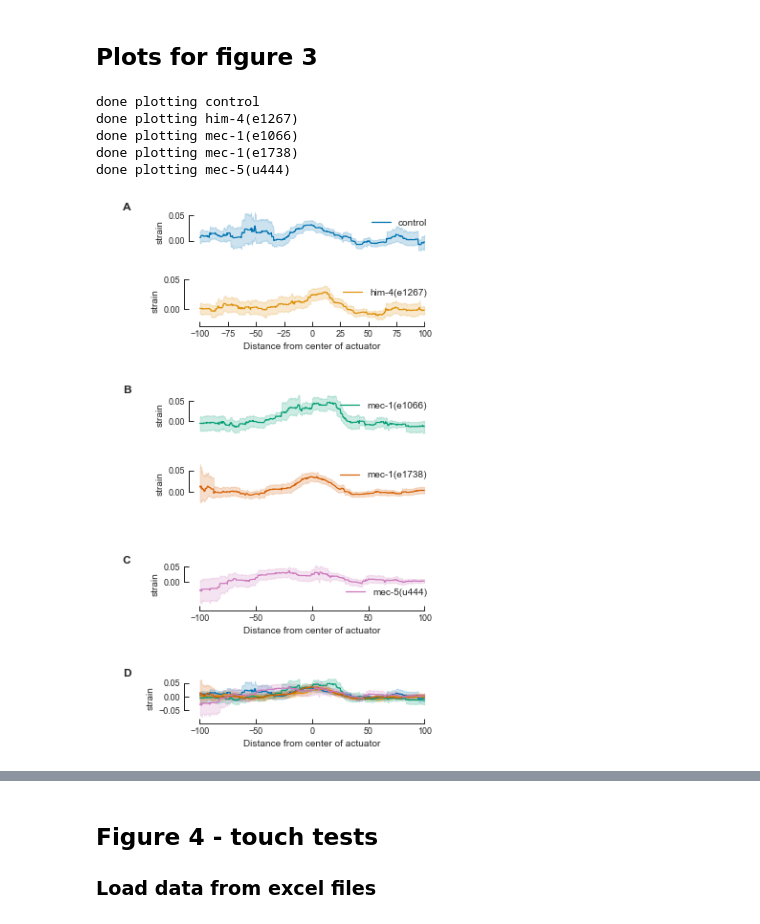
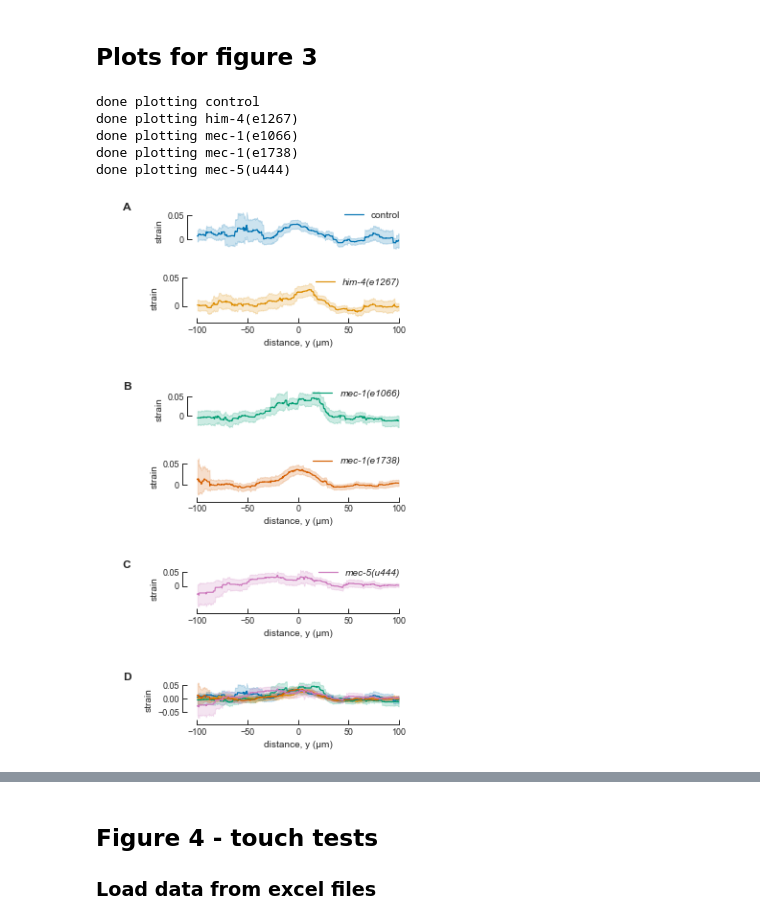
Before and after one commit to anekimken/SSN_ImageAnalysis, a Jupyter notebook: Notebooks/Displacement and Strain Plots.ipynb, the cells around one changed output, grey strips where cells are left out. Cells and saved outputs as stored; diff of their text form; code cells hidden in the pictures.

Commit message:
Figure formatting update

```diff
--- a/Notebooks/Displacement and Strain Plots.ipynb
+++ b/Notebooks/Displacement and Strain Plots.ipynb
@@ -1636,7 +1640,7 @@ sns.lineplot(x='y', y='strain', hue='genotype', palette=None,
                                         (spatial_strain_df['worm_strain'] == 'NM3573')&
                                         (spatial_strain_df['y'] > -100) &
                                         (spatial_strain_df['y'] < 100)])
-strain_ax.set_xlabel('distance from actuator (μm)')
+strain_ax.set_xlabel('distance, y (μm)')
 strain_ax.set_ylabel('strain')
 # Create a rectangle to show where actuator is
 rect = mpl.patches.Rectangle((-25,-1), width=50, height=2, facecolor='gray', alpha=0.2)
@@ -1644,16 +1648,20 @@ strain_ax.add_patch(rect)
 ylim = strain_ax.get_ylim()
 strain_ax.plot([0, 0],[-1, 1], '--k')
 strain_ax.set_ylim((-0.02, 0.04))
-strain_ax.set_yticks([-0.02, 0, 0.02, 0.04])
+y_labels = [-0.02, 0, 0.02, 0.04]
+strain_ax.set_yticks(y_labels)
+strain_ax.set_yticklabels([str(label) for label in y_labels])
 sns.despine(ax=strain_ax, offset=10, trim=True)
 
 ####################### Strain vs. Displacement #######################
 sns.regplot(x='max_dist', y='strain', ax=strain_v_disp_ax, scatter_kws={'alpha':0.5}, marker='.', #ci=None,
             data=central_mito_pair_df.loc[central_mito_pair_df['worm_strain'] == 'NM3573'])
-strain_v_disp_ax.set_xlabel('neuron displacement, y (μm)')
+strain_v_disp_ax.set_xlabel('neuron displacement, x (μm)')
 strain_v_disp_ax.set_ylabel('strain')
 strain_v_disp_ax.set_ylim((-0.1, 0.2))
-strain_v_disp_ax.set_yticks([-0.1, 0, 0.1, 0.2])
+y_labels = [-0.1, 0, 0.1, 0.2]
+strain_v_disp_ax.set_yticks(y_labels)
+strain_v_disp_ax.set_yticklabels([str(label) for label in y_labels])
 sns.despine(ax=strain_v_disp_ax, offset=10, trim=True)
 
 # Touch test results
@@ -1705,7 +1713,7 @@ LinregressResult(slope=0.0061228923787366215, intercept=-0.006746008991842595, r
 # %% [markdown]
 ## Plots for figure 3
 # %%
-fig, axes = plt.subplots(nrows=9, ncols=2, figsize=(5,8), constrained_layout=True,
+fig, axes = plt.subplots(nrows=9, ncols=2, figsize=(4.6, 8), constrained_layout=True,
                         gridspec_kw={'width_ratios': [1, 20],
                                      'height_ratios': [1, 1, 0.01, 1, 1, 0.01, 1, 0.01, 1],
                                      'hspace': 0})
@@ -1738,39 +1746,46 @@ for ax_num, genotype in zip(strain_profile_axes, genotypes_to_plot):
                  data=spatial_strain_df.loc[(spatial_strain_df['pressure']==300) &
                                             (spatial_strain_df['y'] > -100) &
                                             (spatial_strain_df['y'] < 100) &
                                             (spatial_strain_df['genotype'] == genotype)])
-    axes[ax_num, 1].legend([genotype], frameon=False)
-    axes[ax_num, 1].set_yticks([0, 0.05])
-    if ax_num in [0, 3, 4]:
+    if genotype != 'control':
+        my_prop={'style':'italic'}
+    else:
+        my_prop={}
+    axes[ax_num, 1].legend([genotype], frameon=False, prop=my_prop,
+                           bbox_to_anchor=[.8, 1., .2, .2], loc='upper right',)
+    y_labels = [0, 0.05]
+    axes[ax_num, 1].set_yticks(y_labels)
+    axes[ax_num, 1].set_yticklabels([str(label) for label in y_labels])
+    if ax_num in [0, 3]:
         sns.despine(ax=axes[ax_num, 1], bottom=True, offset=None, trim=True)
         axes[ax_num, 1].tick_params(axis='x', which='major', labelsize=2)
         axes[ax_num, 1].get_xaxis().set_visible(False)
     else:
         sns.despine(ax=axes[ax_num, 1], bottom=False, offset=5, trim=True)
-        axes[ax_num, 1].set_xlabel('Distance from center of actuator')
+        axes[ax_num, 1].set_xlabel('distance, y (μm)')
 
     print('done plotting', genotype)
 
 # Plot all strain profiles together
 sns.lineplot(x='y', y='strain', ax=axes[-1, 1], hue='genotype', legend=None,# ci=None,
                  data=spatial_strain_df.loc[(spatial_strain_df['pressure']==300) &
                                             (spatial_strain_df['y'] > -100) &
                                             (spatial_strain_df['y'] < 100)])
 axes[-1, 1].set_yticks([-0.05, 0, 0.05])
 sns.despine(ax=axes[-1, 1], offset=5, trim=True)
-axes[-1, 1].set_xlabel('Distance from center of actuator');
+axes[-1, 1].set_xlabel('distance, y (μm)');
 
 for ax in axes[:,1]:
     ax.tick_params(axis='both', direction='in', labelsize=9)
 
 fig.savefig(fig_save_dir + 'mutant_strain_separated.pdf')
 # %% [output]
 done plotting control
 done plotting him-4(e1267)
 done plotting mec-1(e1066)
 done plotting mec-1(e1738)
 done plotting mec-5(u444)
-[figure, old version]
+[figure, new version]
 # %%
 # strain_est_plot_data = dabest.load(central_mito_pair_df, x='genotype', y='strain',
 #                                    idx=('control', 'him-4(e1267)', 'mec-1(e1066)',
```
Also changed, not shown: parts of 9 cells of this notebook.
